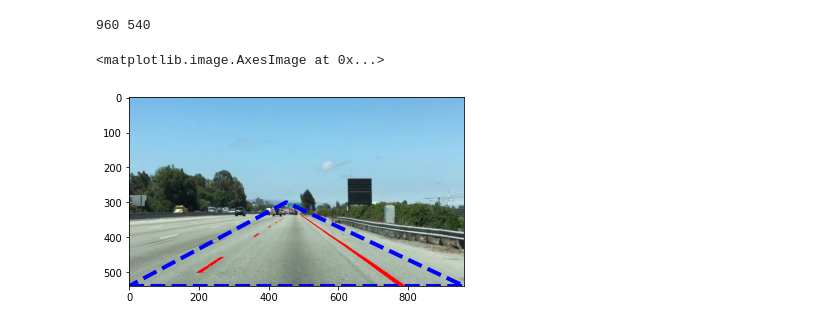
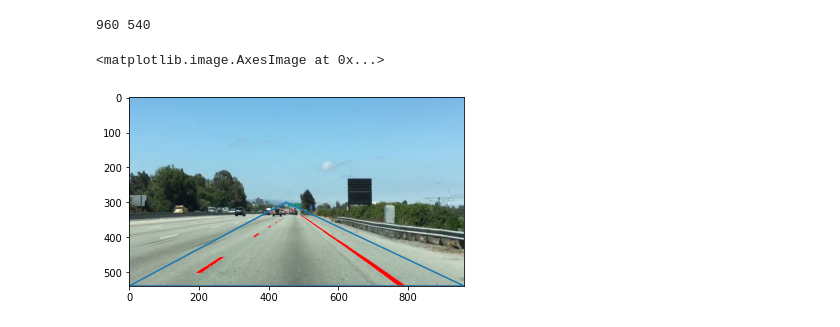
Before and after one commit to vishal-bihani/Autonomous-driving-lane-detection, a Jupyter notebook: Lane_Detection.ipynb, the cells around one changed output. Drawn from its saved outputs; the diff is of its cells as text; code cells hidden in the pictures.

```diff
--- a/Lane_Detection.ipynb
+++ b/Lane_Detection.ipynb
@@ -50,12 +50,12 @@ line_image[~threshold & region_thresholds] = [255, 0, 0]
 # %%
 x = [left_bottom[0], right_bottom[0], apex[0], left_bottom[0]]
 y = [left_bottom[1], right_bottom[1], apex[1], left_bottom[1]]
-plt.plot(x, y, 'b--', lw=4)
+plt.plot(x, y)
 plt.imshow(color_select)
 plt.imshow(line_image)
 # %% [output]
 <matplotlib.image.AxesImage at 0x...>
-[figure, old version]
+[figure, new version]
 # %%
 mpimg.imsave("test-result.png", line_image)
 mpimg.imsave("white-line-detection.png", color_select)
```
